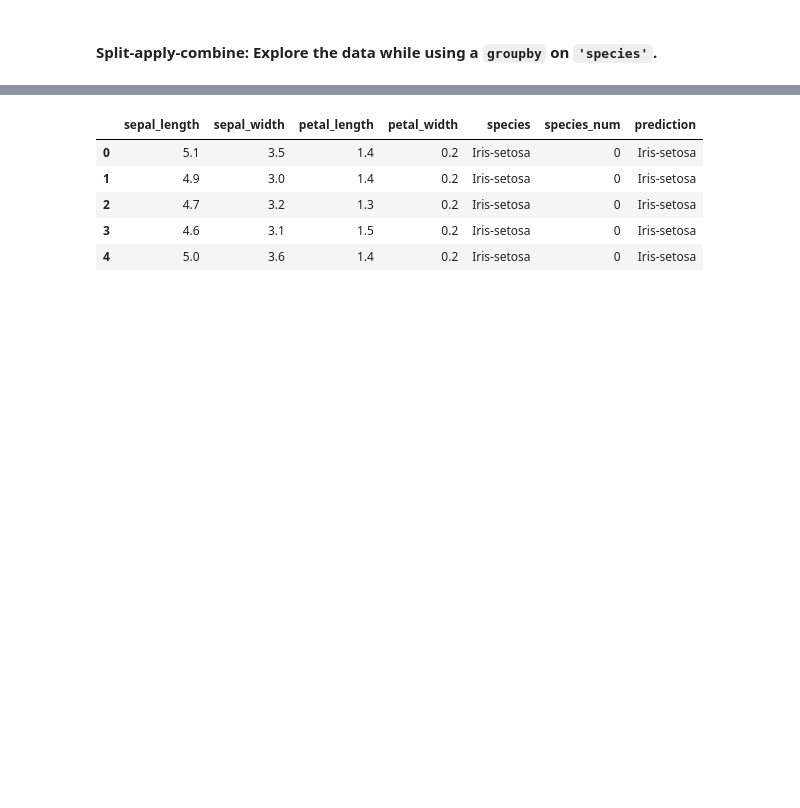
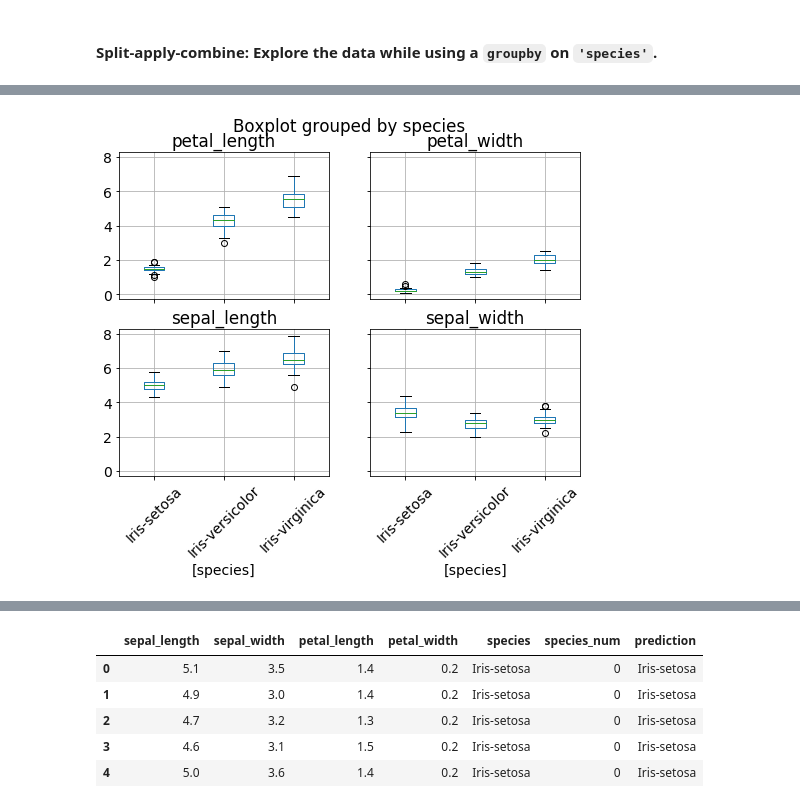
Before and after one commit to naidaire/lesson12_knn_classification, a Jupyter notebook: knn_with_sklearn.ipynb, the cells around one changed output, grey strips where cells are left out. Drawn from its saved outputs; the diff is of its cells as text; code cells hidden in the pictures; blank space fills up the shorter version.

```diff
--- a/knn_with_sklearn.ipynb
+++ b/knn_with_sklearn.ipynb
@@ -170,2 +202,5 @@ dtype: int64
 # %%
-# describe() of all numeric columns, grouped by species.
+# Box plot of all numeric columns, grouped by species.
+iris.boxplot(by='species', rot=45);
+# %% [output]
+[figure, added]
```
Also changed, not shown: parts of 48 cells of this notebook, 1 other file.
